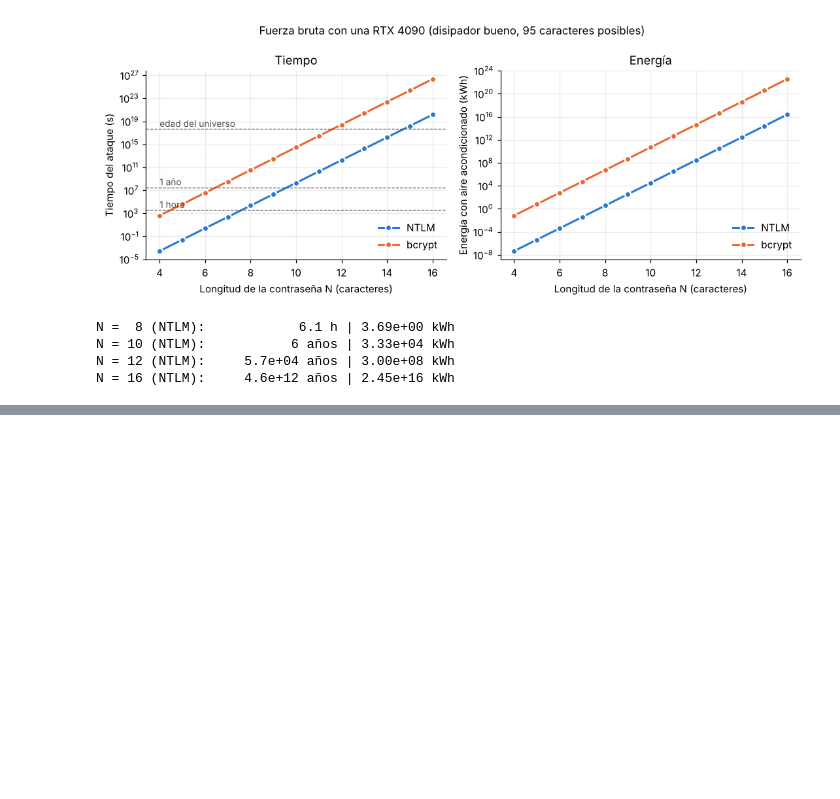
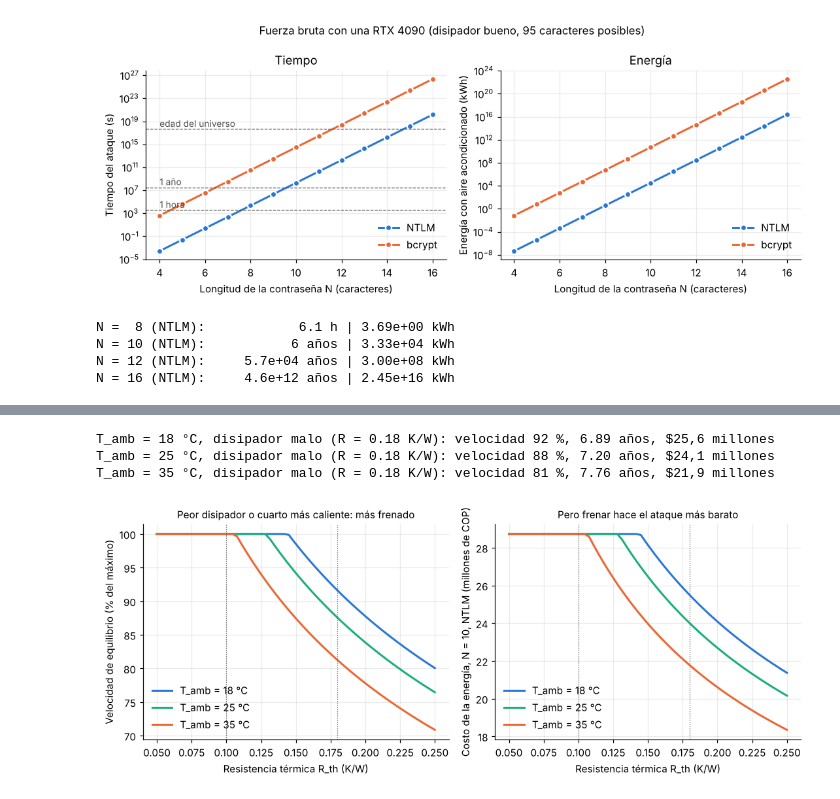
Before and after one commit to Byrojito/Proyecto_f-sicaA, a Jupyter notebook: proyecto.ipynb, the cells around one changed output, grey strips where cells are left out. Saved outputs shown, nothing was run; the diff lists cells and outputs as text; code cells hidden in the pictures; blank space fills up the shorter version.

Commit message:
Fase 4 y 5: costo en pesos, barridos, Landauer, demo, limitaciones, conclusiones y borrador de declaración de IA

```diff
--- a/proyecto.ipynb
+++ b/proyecto.ipynb
@@ -1068,0 +1062,15 @@ En la sección 12 veremos si, más allá de la tecnología, la termodinámica po
+# %%
+TARIFA = 863.61     # COP/kWh, Enel Colombia, estrato 4, pliego tarifario de agosto de 2026
+
+def pesos(cop):
+    if cop < 1: return "menos de $1"
+    if cop < 1e6: return f"${cop:,.0f}".replace(",", ".")
+    if cop < 1e12: return f"${cop / 1e6:,.1f} millones".replace(",", "X").replace(".", ",").replace("X", ".")
+    return f"${cop:.1e}"
+
+print(f"{'Hash':8s}{'N':>3s}{'Tiempo':>16s}{'Energía total':>16s}{'Costo':>22s}")
+for hash_, r_max in VEL_HASH.items():
+    for N in [6, 8, 10, 12]:
+        res = ataque(N, r_max, **ESCENARIOS["A: disipador bueno"])
+        kwh = res["E"] * (1 + 1 / COP) / 3.6e6
+        print(f"{hash_:8s}{N:3d}{tiempo_legible(res['t']):>16s}{kwh:12.3g} kWh{pesos(kwh * TARIFA):>22s}")
@@ -1068,0 +1093,37 @@ En la sección 12 veremos si, más allá de la tecnología, la termodinámica po
+# %%
+def equilibrio(R_th, t_amb, P_tope=P_MAX):
+    # Frecuencia relativa de equilibrio con el freno proporcional
+    phi = regla_frenado(P_tope)
+    T_eq = biseccion(lambda T: potencia(phi(T)) - (T - t_amb) / R_th, t_amb, 250.0)
+    return phi(T_eq)
+
+R_barrido = np.linspace(0.05, 0.25, 60)
+N_barrido = 10
+combinaciones = float(ALFABETO)**N_barrido
+fig, (ax1, ax2) = plt.subplots(1, 2, figsize=(10, 4))
+for t_amb, color in [(18, AZUL), (25, AGUA), (35, NARANJA)]:
+    phis = np.array([equilibrio(R, t_amb) for R in R_barrido])
+    t_ataque = combinaciones / (VEL_HASH["NTLM"] * phis)
+    costo = potencia(phis) * t_ataque * (1 + 1 / COP) / 3.6e6 * TARIFA
+    ax1.plot(R_barrido, 100 * phis, color=color, label=f"T_amb = {t_amb} °C")
+    ax2.plot(R_barrido, costo / 1e6, color=color, label=f"T_amb = {t_amb} °C")
+    i_malo = np.argmin(abs(R_barrido - R_MALO))
+    print(f"T_amb = {t_amb} °C, disipador malo (R = {R_MALO} K/W): velocidad {100 * phis[i_malo]:.0f} %, "
+          f"{t_ataque[i_malo] / AÑO:.2f} años, {pesos(costo[i_malo])}")
+for ax in (ax1, ax2):
+    ax.legend(loc="lower left")
+    ax.axvline(R_MALO, color=GRIS, lw=0.8, ls=":")
+    ax.axvline(R_BUENO, color=GRIS, lw=0.8, ls=":")
+    ax.set_xlabel("Resistencia térmica R_th (K/W)")
+ax1.set_ylabel("Velocidad de equilibrio (% del máximo)")
+ax1.set_title("Peor disipador o cuarto más caliente: más frenado", fontsize=10)
+ax2.set_ylabel(f"Costo de la energía, N = {N_barrido}, NTLM (millones de COP)")
+ax2.set_title("Pero frenar hace el ataque más barato", fontsize=10)
+fig.tight_layout()
+fig.savefig("figuras/barrido_rth_tamb.png", dpi=200)
+plt.show()
+# %% [output]
+T_amb = 18 °C, disipador malo (R = 0.18 K/W): velocidad 92 %, 6.89 años, $25,6 millones
+T_amb = 25 °C, disipador malo (R = 0.18 K/W): velocidad 88 %, 7.20 años, $24,1 millones
+T_amb = 35 °C, disipador malo (R = 0.18 K/W): velocidad 81 %, 7.76 años, $21,9 millones
+[figure, added]
```
Also changed, not shown: parts of 17 cells of this notebook, 3 other files.
